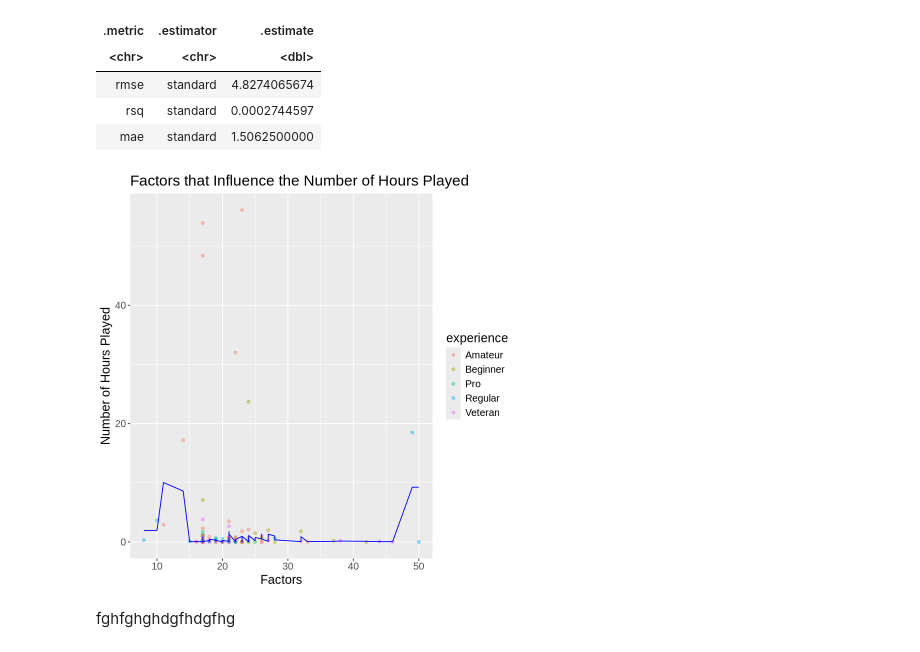
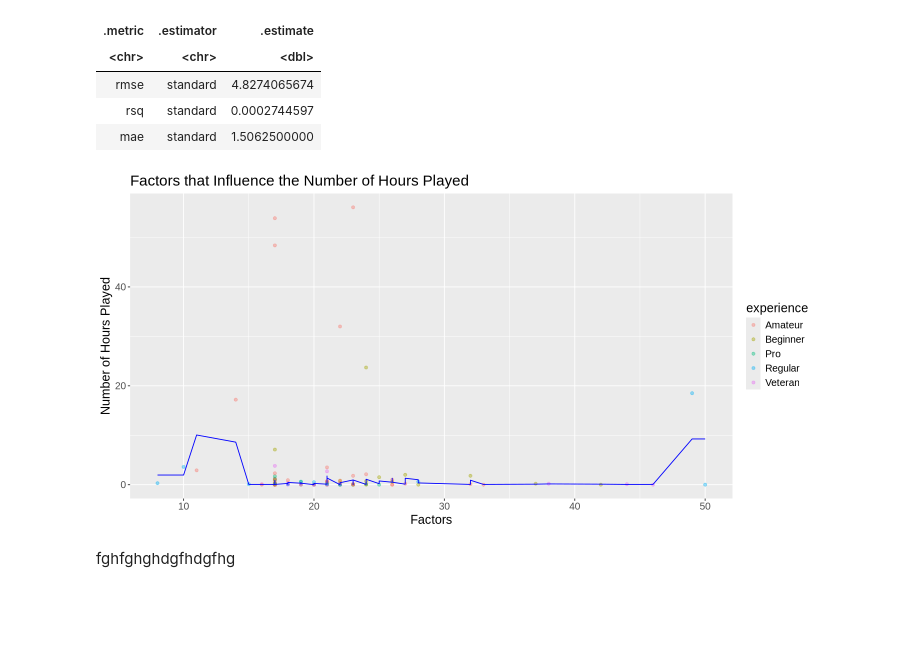
Before and after one commit to userjan30/dsci-100-2024w1-project009-4, a Jupyter notebook: notebook test.ipynb, the cells around one changed output. Saved outputs shown, nothing was run; the diff lists cells and outputs as text; code cells hidden in the pictures; blank space fills up the shorter version.

Commit message:
new graph

```diff
--- a/notebook test.ipynb
+++ b/notebook test.ipynb
@@ -195,21 +195,21 @@ A tibble: 3 × 3
 # %%
 player_preds <- player_best_fit |>
   predict(player_training) |>
   bind_cols(player_training)
 
 player_plot <- player_preds |>
 ggplot(aes(x = age , y = played_hours, colour = experience)) +
 geom_point(alpha = 0.4) +
 geom_line(data = player_preds,
           mapping = aes(x = age, y = .pred),
           color = "blue",) +
 labs(x = "Factors",
      y = "Number of Hours Played") +
 ggtitle("Factors that Influence the Number of Hours Played") +
 theme(text = element_text(size = 15))
-
+options(repr.plot.width = 12, repr.plot.height = 6)
 player_plot
 # %% [output]
-[figure, old version]
+[figure, new version]
 # %% [markdown]
 fghfghghdgfhdgfhg
```
